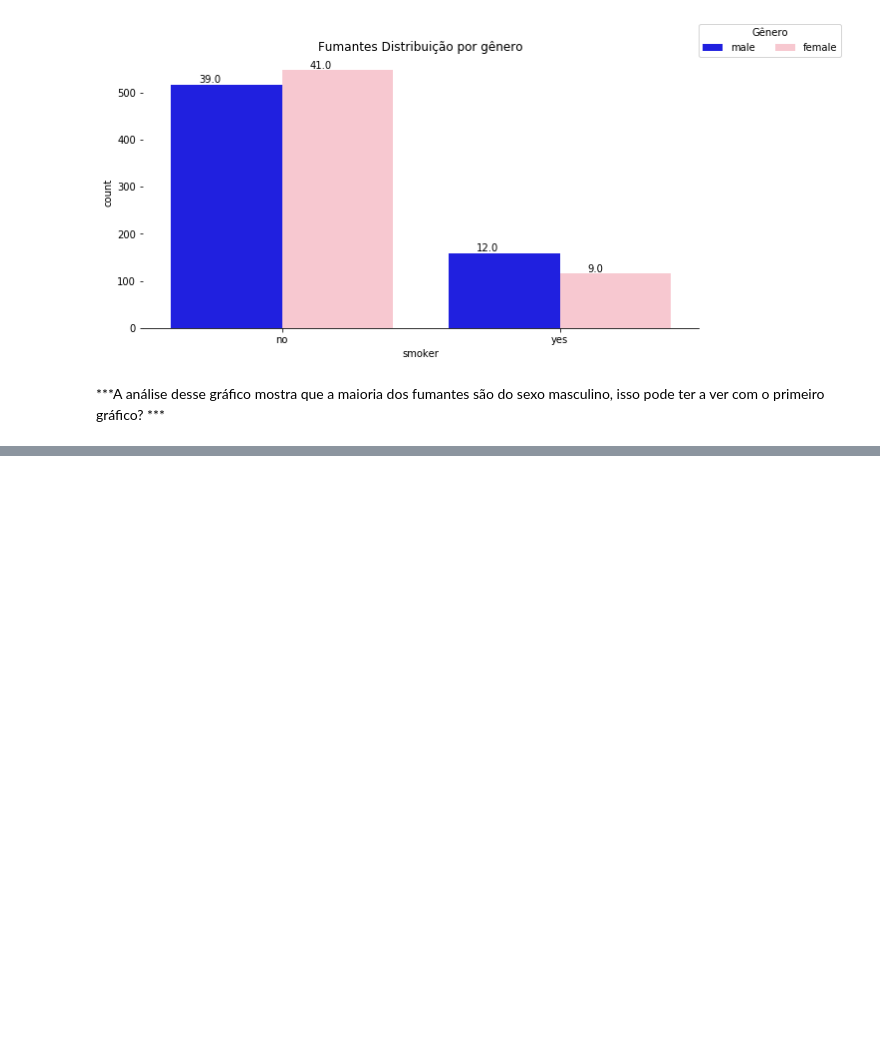
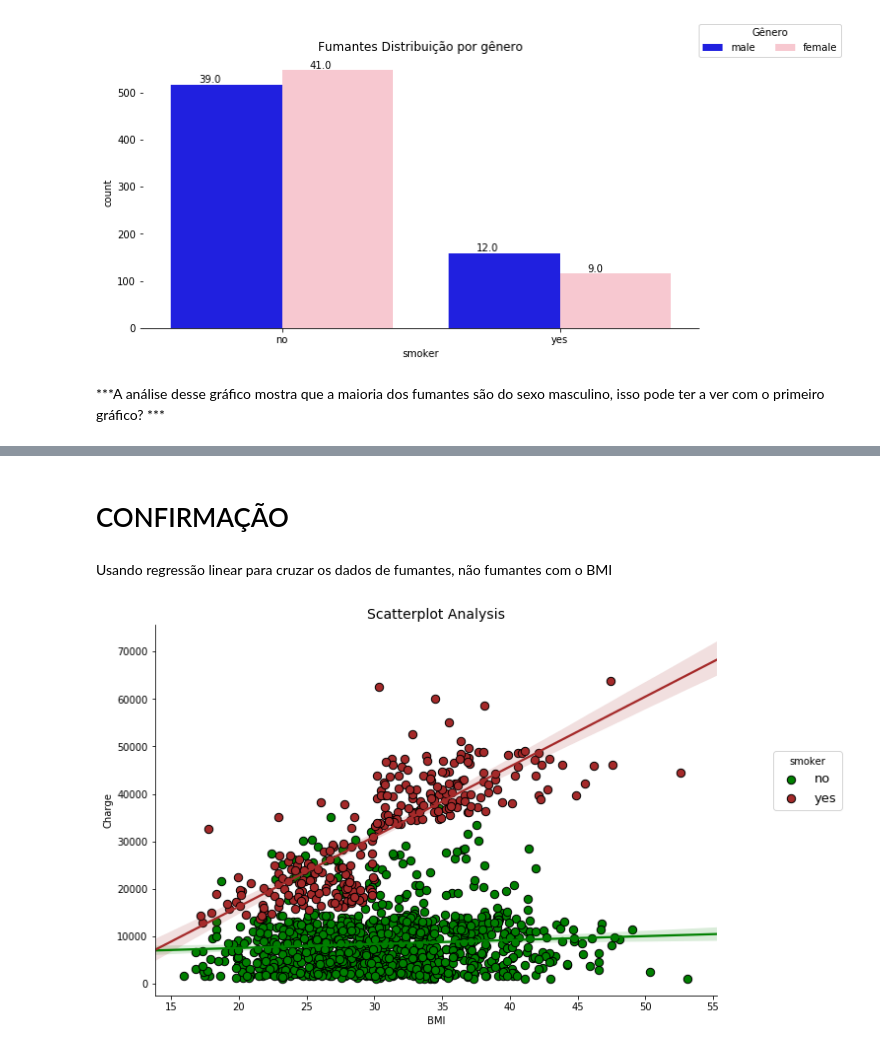
Before and after one commit to araramakerspace/CursoDataScience, a Jupyter notebook: Aula2/Aula3- Analise explanatoria.ipynb, the cells around one changed output, grey strips where cells are left out. Cells and saved outputs as stored; diff of their text form; code cells hidden in the pictures; blank space fills up the shorter version.

```diff
--- a/Aula2/Aula3- Analise explanatoria.ipynb
+++ b/Aula2/Aula3- Analise explanatoria.ipynb
@@ -332,0 +353,18 @@ Realizar uma analise explanatoria completa explicanto todos os conceitos em para
+# %% [markdown]
+# CONFIRMAÇÃO
+# %% [markdown]
+Usando regressão linear para cruzar os dados de fumantes, não fumantes com o BMI
+# %%
+def scatter_analysis(hue_type,palette,data):
+    sns.lmplot(x = 'bmi',y='charges',hue=hue_type,data=data,palette=palette,size=6,aspect=1.5,
+           scatter_kws={"s": 70, "alpha": 1,'edgecolor':'black'},legend=False)
+
+    plt.title('Scatterplot Analysis',fontsize=14)
+    plt.xlabel('BMI')
+    plt.ylabel('Charge')
+    plt.legend(loc=[1.1,0.5],title = hue_type, fontsize=13)
+plt.show()
+
+scatter_analysis('smoker',['Green','brown'],df)
+# %% [output]
+[figure, added]
```
Also changed, not shown: parts of 28 cells of this notebook, 1 other file.
